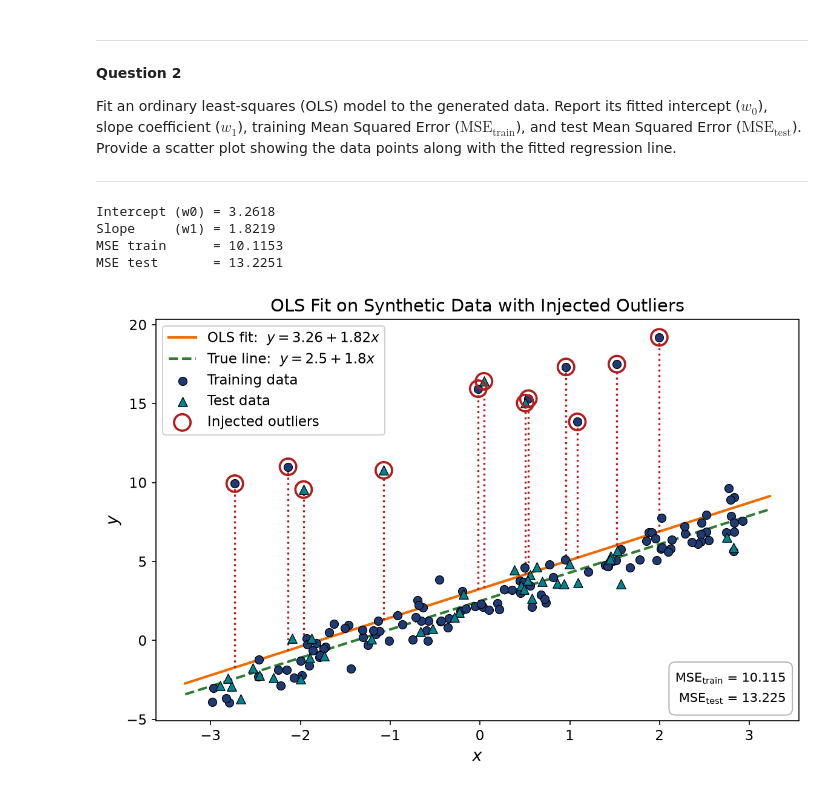
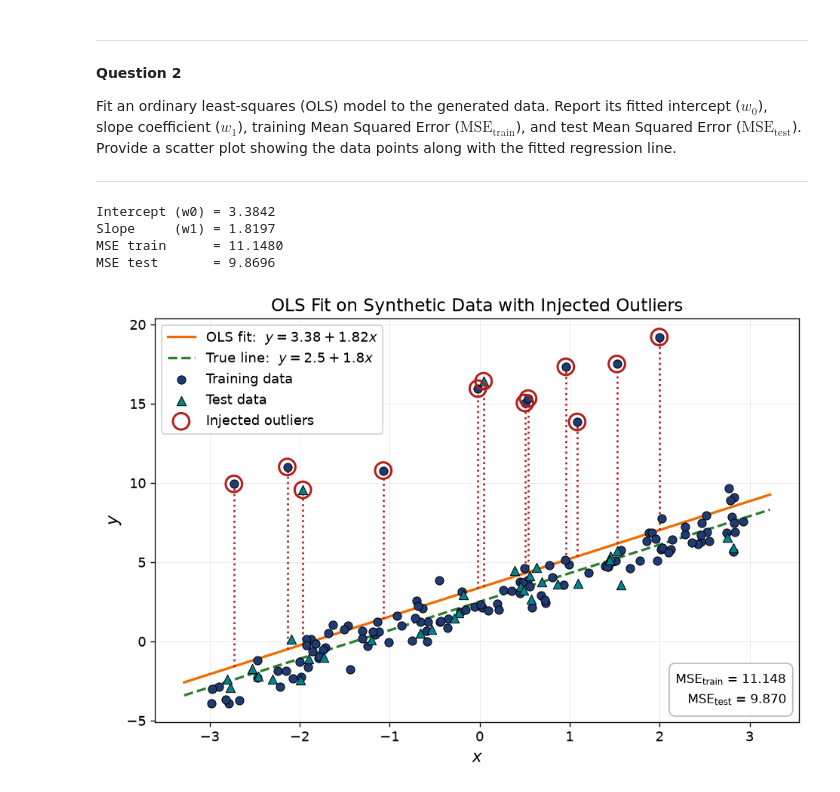
Before and after one commit to DDRMin/EN3150_Assignment_02, a Jupyter notebook: q1.ipynb, the cells around one changed output. Saved outputs shown, nothing was run; the diff lists cells and outputs as text; code cells hidden in the pictures.

```diff
--- a/q1.ipynb
+++ b/q1.ipynb
@@ -21,3 +21,21 @@ y[outlier_idx] += rng.uniform(10, 15, size=12)
+# %%
+import os
+
+os.makedirs('figures', exist_ok=True)
+
+# Figure output quality settings
+plt.rcParams['figure.dpi']     = 120    # on-screen preview
+plt.rcParams['savefig.dpi']    = 500    # saved PNG files
+plt.rcParams['savefig.bbox']   = 'tight'
+plt.rcParams['font.size']      = 11
+plt.rcParams['axes.grid']      = True
+plt.rcParams['grid.alpha']     = 0.25
+plt.rcParams['grid.linewidth'] = 0.6
+
+
+def save_fig(name):
+    """Save the current figure to figures/<name>.png at 500 dpi."""
+    plt.savefig(f'figures/{name}.png', bbox_inches='tight')
 # %% [markdown]
 **Question 1**
 Explain why Ordinary Least Squares (OLS) estimation is particularly sensitive to severe vertical outliers in y. Reference the squared loss function $J(\mathbf{w}) = \frac{1}{2N} \sum_{i} (y_i - \mathbf{w}^T\mathbf{x}_i)^2$ in your answer.
@@ -36,15 +54,17 @@ Fit an ordinary least-squares (OLS) model to the generated data. Report its fitt
 
 ---
 # %%
-# Train/test split + OLS fit
-X_train, X_test, y_train, y_test = train_test_split(
-    X, y, test_size=0.25, random_state=42)
+# 80:20 train/test split (as per the assignment instructions). The row indices
+# are split alongside the data so Q3 can tell which rows are the outliers.
+idx_all = np.arange(len(y))
+X_train, X_test, y_train, y_test, idx_train, idx_test = train_test_split(
+    X, y, idx_all, test_size=0.20, random_state=42)
 
-ols = LinearRegression()
+ols = LinearRegression()      # OLS on the training split
 ols.fit(X_train, y_train)
 
-w0 = ols.intercept_
-w1 = ols.coef_[0]
+w0 = ols.intercept_           # fitted intercept
+w1 = ols.coef_[0]             # fitted slope
 mse_train = mean_squared_error(y_train, ols.predict(X_train))
 mse_test  = mean_squared_error(y_test,  ols.predict(X_test))
 
@@ -53,6 +73,7 @@ print(f"Slope     (w1) = {w1:.4f}")
 print(f"MSE train      = {mse_train:.4f}")
 print(f"MSE test       = {mse_test:.4f}")
 
+# Flatten to 1-D for plotting
 Xf, X_tr, X_te = (np.asarray(a).ravel() for a in (X, X_train, X_test))
 y_f, y_tr, y_te = (np.asarray(a).ravel() for a in (y, y_train, y_test))
 
@@ -67,39 +88,39 @@ ax.plot(x_line, 2.5 + 1.8 * x_line, color='#2e7d32', linewidth=2, linestyle='--'
         label=r'True line:  $y = 2.5 + 1.8x$')
 
 # Data
 ax.scatter(X_tr, y_tr, s=45, color='#1f3b73', zorder=3,
            edgecolor='black', linewidth=0.6, label='Training data')
 ax.scatter(X_te, y_te, s=55, marker='^', color='#00838f', zorder=3,
            edgecolor='black', linewidth=0.6, label='Test data')
 ax.scatter(Xf[outlier_idx], y_f[outlier_idx], s=170, facecolors='none',
            edgecolors='#b71c1c', linewidth=1.8, zorder=4,
            label='Injected outliers')
 
 # Residual of each outlier against the OLS fit
 for i in np.atleast_1d(outlier_idx):
     ax.vlines(Xf[i], w0 + w1 * Xf[i], y_f[i],
               color='#b71c1c', linestyle=':', linewidth=1.6, zorder=2)
 
 ax.set_xlabel('$x$')
 ax.set_ylabel('$y$')
 ax.set_title('OLS Fit on Synthetic Data with Injected Outliers')
 ax.annotate(rf'MSE$_\mathrm{{train}}$ = {mse_train:.3f}' '\n'
             rf'MSE$_\mathrm{{test}}$ = {mse_test:.3f}',
             xy=(0.98, 0.03), xycoords='axes fraction',
             ha='right', va='bottom', fontsize=10, linespacing=1.6,
             bbox=dict(boxstyle='round,pad=0.5', facecolor='white',
                       edgecolor='#b0b0b0', alpha=0.9))
 ax.legend(framealpha=0.9, loc='upper left')
 
 plt.tight_layout()
-plt.savefig('figures/ols_fit_outliers.png', bbox_inches='tight')
+save_fig('ols_fit_outliers')
 plt.show()
 # %% [output]
-Intercept (w0) = 3.2618
-Slope     (w1) = 1.8219
-MSE train      = 10.1153
-MSE test       = 13.2251
+Intercept (w0) = 3.3842
+Slope     (w1) = 1.8197
+MSE train      = 11.1480
+MSE test       = 9.8696
-[figure, old version]
+[figure, new version]
 # %% [markdown]
 ---
 **Question 3**
```
Also changed, not shown: parts of 5 cells of this notebook, 2 other files.
